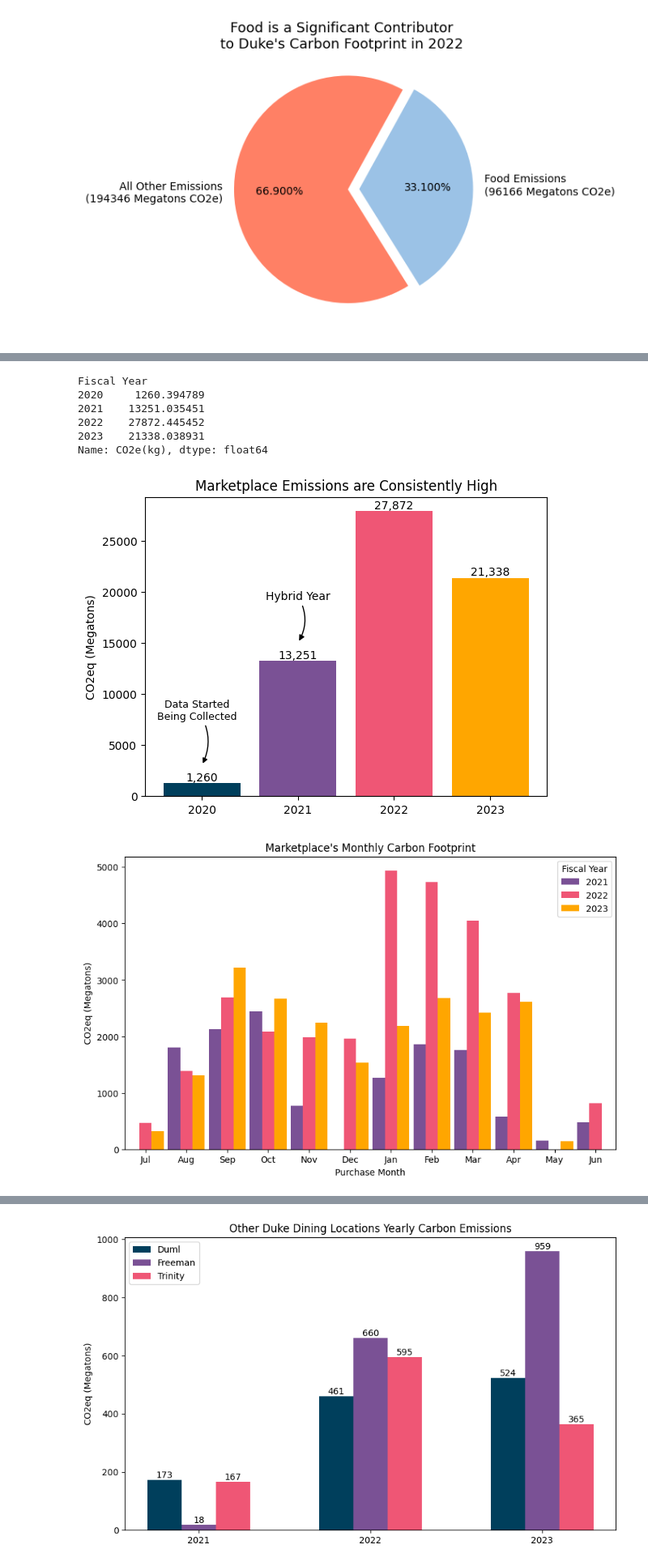
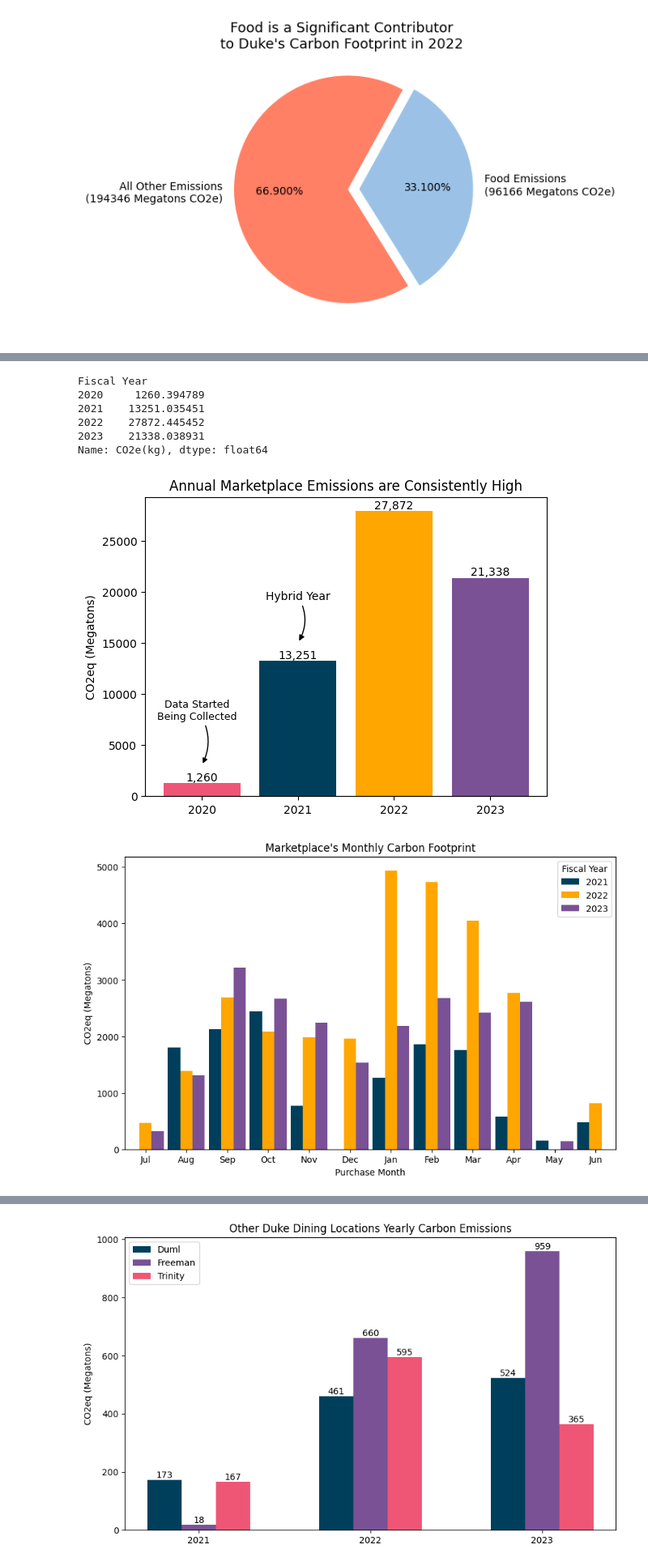
Before and after one commit to ethansong206/Climate-Plus-Project, a Jupyter notebook: DataCleaning.ipynb, the cells around one changed output, grey strips where cells are left out. Shown: that part at 81% size. Drawn from its saved outputs; the diff is of its cells as text; code cells hidden in the pictures.

Commit message:
Visualization updates, keep revising and creating more next step

```diff
--- a/DataCleaning.ipynb
+++ b/DataCleaning.ipynb
@@ -801,5 +815,6 @@ Trinity Cafe in 2022 was responsible for  595.4570782067999 Megatons of CO2e
 # %%
 #@title Analyze Marketplace
+#make marketplace dataframe
 df_marketplace = pd.concat([DDFY20[DDFY20['Unit Name'] == 'Marketplace'],
                             DDFY21[DDFY21['Unit Name'] == 'Marketplace'],
                             DDFY22[DDFY22['Unit Name'] == 'Marketplace'],
@@ -807,13 +822,14 @@ df_marketplace = pd.concat([DDFY20[DDFY20['Unit Name'] == 'Marketplace'],
 
 print((df_marketplace.groupby('Fiscal Year')['CO2e(kg)'].sum() / 1000)[0:4])
 
+#Annual Emissions Visualization
 fig1, ax1 = plt.subplots()
 years1 = (df_marketplace.groupby('Fiscal Year')['CO2e(kg)'].sum() / 1000).index
 counts1 = (df_marketplace.groupby('Fiscal Year')['CO2e(kg)'].sum() / 1000)
-bar_colors = ['#003f5c', '#7a5195', '#ef5675', '#ffa600']
+bar_colors = ['#ef5675', '#003f5c', '#ffa600', '#7a5195']
 bars1 = ax1.bar(years1, counts1, color=bar_colors)
 ax1.set_ylabel('CO2eq (Megatons)')
-ax1.set_title('Marketplace Emissions are Consistently High')
+ax1.set_title('Annual Marketplace Emissions are Consistently High')
 ax1.bar_label(bars1 , fmt='{:,.0f}')
 ax1.annotate('Data Started\nBeing Collected', (0, 3000),
             xytext=(0.13, 0.25), textcoords='axes fraction',
@@ -829,39 +845,51 @@ ax1.annotate('Hybrid Year', (1, 15000),
             horizontalalignment='center', verticalalignment='bottom')
 plt.show()
 
-
+#Monthly Emissions Visualization, all years
 metrics = df_marketplace.groupby(['Fiscal Year', 'Purchase Month'])['CO2e(kg)'].sum() / 1000
 purchase_months = np.roll(np.arange(1, 13), -6)
 years2 = df_marketplace['Fiscal Year'].unique()
 template = pd.MultiIndex.from_product([years2, purchase_months], names=['Fiscal Year', 'Purchase Month']).to_frame(index=False)
 metrics_filled = pd.merge(template, metrics, on=['Fiscal Year', 'Purchase Month'], how='left').fillna(0)
 metrics_filled = metrics_filled[metrics_filled['Fiscal Year'] != '2020']
 color_map = {year: color for year, color in zip(years2, bar_colors)}
 year_gap = 0.3
 bar_width = 1.2 / len(years2)
 bar_positions = np.arange(len(purchase_months))
 fig2, ax2 = plt.subplots(figsize=(10, 6))
 for i, year in enumerate(years2):
     data = metrics_filled.loc[metrics_filled['Fiscal Year'] == year, 'CO2e(kg)']
     if len(data) == 0:
         continue
     year_offset = (i - len(years2) / 2) * year_gap
     ax2.bar(bar_positions + year_offset, data, width=bar_width, color=color_map[year], label=year)
 ax2.set_xlabel('Purchase Month')
 ax2.set_ylabel('CO2eq (Megatons)')
 ax2.set_title('Marketplace\'s Monthly Carbon Footprint')
 ax2.legend(title='Fiscal Year')
 plt.xlim(bar_positions[0] - 0.5, bar_positions[-1] + 0.5)
 plt.xticks(bar_positions, purchase_months)
 month_names = [calendar.month_abbr[month] for month in purchase_months]
 plt.xticks(bar_positions, month_names)
 plt.show()
+
+#Monthly Emissions Visualization, 2022 only
+fig3, ax3 = plt.subplots()
+counts3 = (df_marketplace[df_marketplace['Fiscal Year'] == '2022'].groupby('Purchase Month')['CO2e(kg)'].sum() / 1000)
+bars3 = ax3.bar(purchase_months, counts3, color=cm.Blues(counts3 / counts3.max()))  # Using the 'Reds' colormap
+ax3.set_ylabel('CO2eq (Megatons)')
+ax3.set_title('Marketplace Monthly Emissions Vary Significantly Throughout the Year')
+ax3.bar_label(bars3, fmt='{:,.0f}', fontsize=9)
+month_names = [calendar.month_abbr[month] for month in purchase_months]
+bar_positions = [pos + 1 for pos in range(len(purchase_months))]
+plt.xticks(bar_positions, month_names)
+plt.show()
 # %% [output]
 Fiscal Year
 2020     1260.394789
 2021    13251.035451
 2022    27872.445452
 2023    21338.038931
 Name: CO2e(kg), dtype: float64
-[figure, old version]
+[figure, new version]
-[figure, old version]
+[figure, new version]
```
Also changed, not shown: parts of 3 cells of this notebook.
